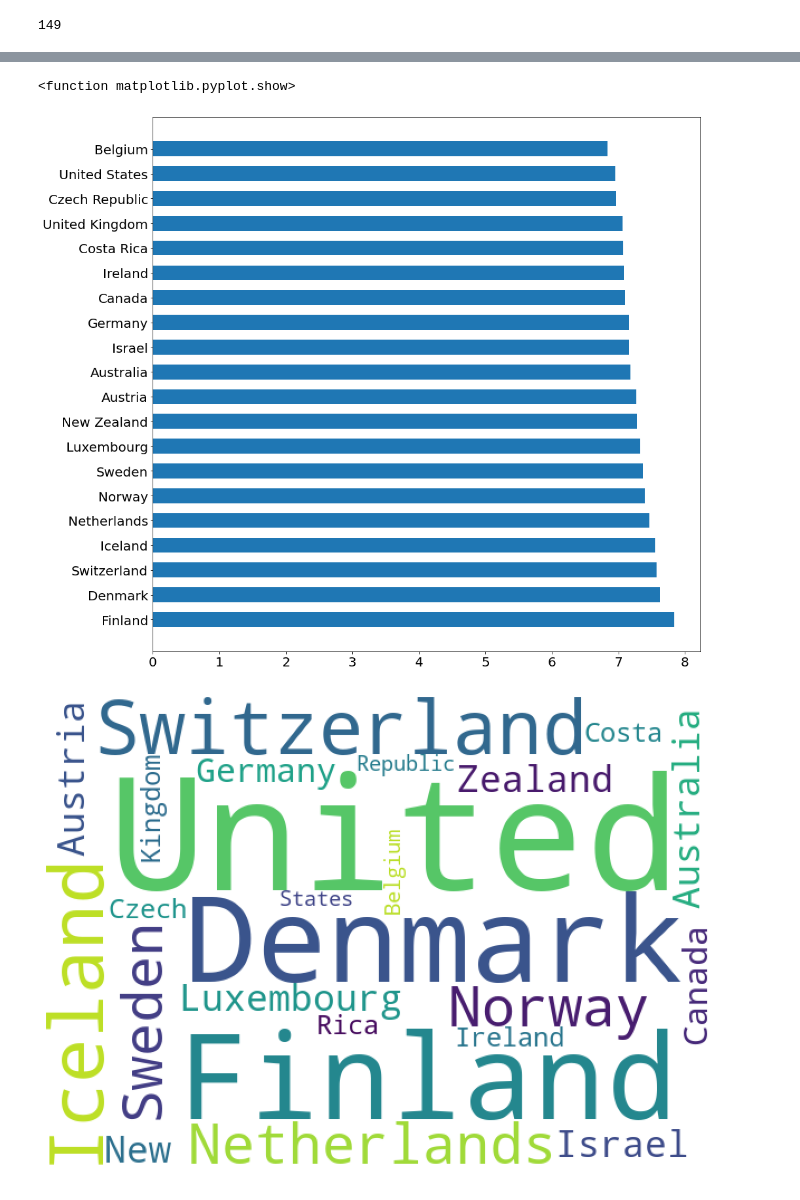
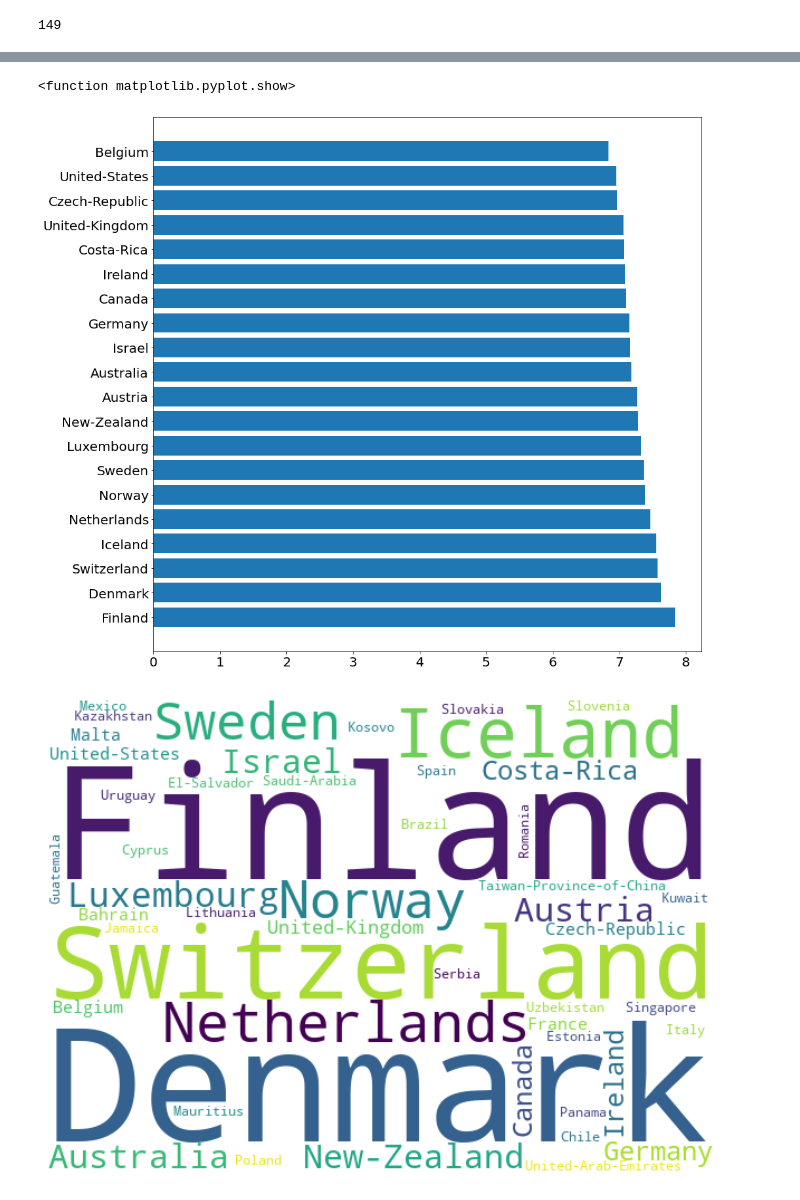
Before and after one commit to LeiRabe/PythonProject, a Jupyter notebook: Projet.ipynb, the cells around one changed output, grey strips where cells are left out. Saved outputs shown, nothing was run; the diff lists cells and outputs as text; code cells hidden in the pictures.

Commit message:
Fixing countries name issues (worldcloud) and add map

```diff
--- a/Projet.ipynb
+++ b/Projet.ipynb
@@ -82,9 +152,9 @@ print(countries_nb)
 4. Projection sur une carte du monde la visualisation des continents où se trouve les pays heureux, moyennement heureux et malheureux.
 # %%
-score = np.array(happiness_data["score"])
-countries = np.array(happiness_data["country"])
+less_happy_countries = np.array(countries_name)[-20:]
+less_happy_countries_score = np.array(happiness_data["SCORE"])[-20:]
 plt.figure(figsize=(15,15))
-plt.barh(countries[-20:],score[-20:],height = 0.6)
+plt.barh(less_happy_countries,less_happy_countries_score,height = 0.6)
 plt.yticks(fontsize=20)
 plt.xticks(fontsize=20)
 plt.show
@@ -95,25 +165,30 @@ plt.show
 # %%
-score = np.array(happiness_data["score"])
-countries = np.array(happiness_data["country"])
+df_countries = pd.DataFrame(happiness_data)
+df_countries = df_countries.sort_values("SCORE",ascending=False)
+happier_countries = df_countries[:20]
+happier_countries_score = np.array(happiness_data["SCORE"])[:20]
 plt.figure(figsize=(15,15))
-plt.barh(countries[:20],score[:20],height = 0.6)
+plt.barh("COUNTRY","SCORE",data = happier_countries)
 plt.yticks(fontsize=20)
 plt.xticks(fontsize=20)
 plt.show
 #TODO: change the colors of the bars
+#mettre au bon sens
 # %% [output]
 <function matplotlib.pyplot.show>
-[figure, old version]
+[figure, new version]
 # %%
-country_display = countries[:20]
+country_display = countries[:50]
 plt.subplots(figsize=(12,25))
+word_could_dict = Counter(country_display)
+
 word_cloud = WordCloud(background_color='white',
                           width=600,
                           height=430
-                         ).generate(" ".join(country_display))
-plt.imshow(word_cloud)
+                         ).generate_from_frequencies(word_could_dict)
+plt.imshow(word_cloud,interpolation='bilinear')
 plt.axis('off')
 plt.show()
-# TODO: replace Uited kingdom by UK or add - to all two-words named countries
+#TODO: the same but with the less happy ones and with sad colors :c
 # %% [output]
-[figure, old version]
+[figure, new version]
```
Also changed, not shown: parts of 9 cells of this notebook.
